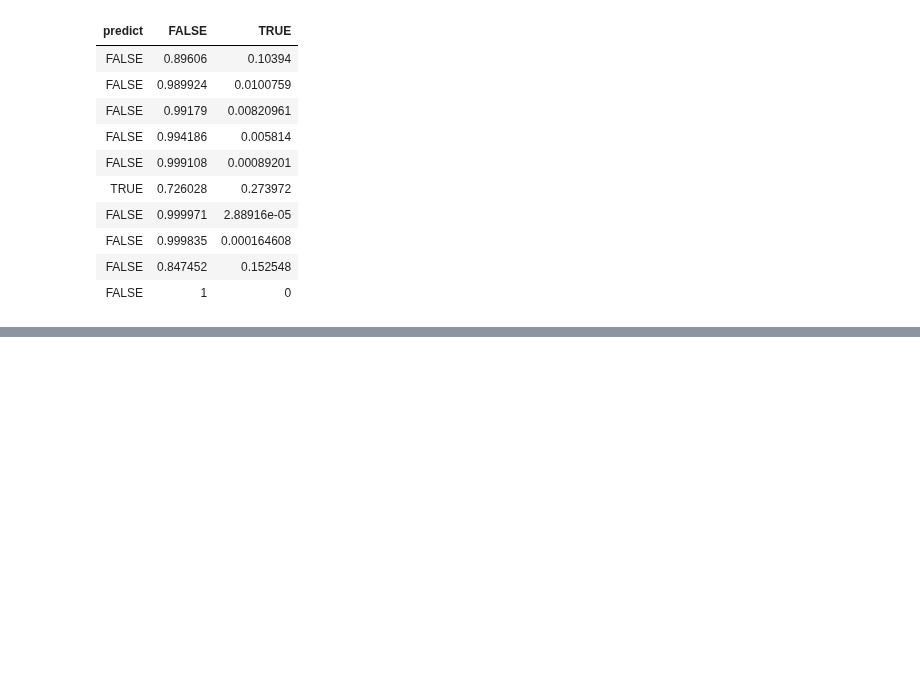
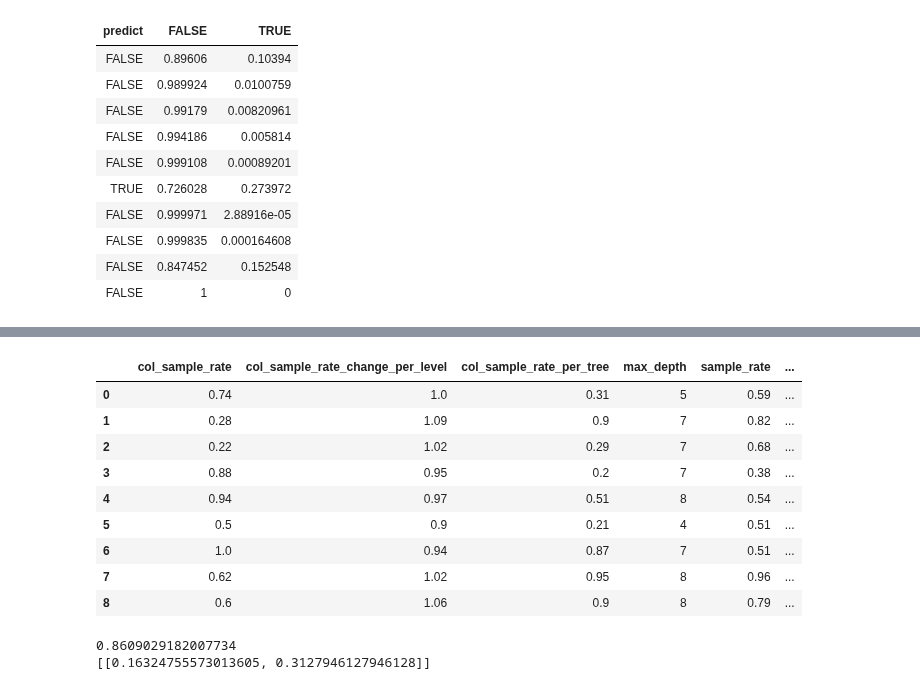
Before and after one commit to juan-ivan-NV/My-learnings, a Jupyter notebook: H2O_ai_tutorials/H2O_3_Classification.ipynb, the cells around one changed output, grey strips where cells are left out. Cells and saved outputs as stored; diff of their text form; code cells hidden in the pictures; blank space fills up the shorter version.

```diff
--- a/H2O_ai_tutorials/H2O_3_Classification.ipynb
+++ b/H2O_ai_tutorials/H2O_3_Classification.ipynb
@@ -494,0 +789,23 @@ default_rf_per = rf.model_performance(valid)
+# %%
+# random grid search with a few parameters to see if we can get a better score.
+gbm = H2OGradientBoostingEstimator(ntrees = 500,
+                                   learn_rate = 0.05,
+                                   seed = 42,
+                                   model_id = 'grid_gbm')
+
+hyper_params_tune = {'max_depth' : [4, 5, 6, 7, 8],
+                     'sample_rate': [x/100. for x in range(20,101)],
+                     'col_sample_rate' : [x/100. for x in range(20,101)],
+                     'col_sample_rate_per_tree': [x/100. for x in range(20,101)],
+                     'col_sample_rate_change_per_level': [x/100. for x in range(90,111)]}
+
+search_criteria_tune = {'strategy': "RandomDiscrete",
+                        'max_runtime_secs': 900,
+                        'max_models': 100,  ## build no more than 100 models
+                        'seed' : 42}
+
+random_grid = H2OGridSearch(model = gbm, hyper_params = hyper_params_tune,
+                            grid_id = 'random_grid',
+                            search_criteria = search_criteria_tune)
+
+%time random_grid.train(x = x, y = y, training_frame = train, validation_frame = valid)
@@ -494,0 +816,14 @@ default_rf_per = rf.model_performance(valid)
+# %%
+sorted_random_search = random_grid.get_grid(sort_by = 'auc',decreasing = True)
+sorted_random_search.sorted_metric_table()
+# %% [output]
+|  |  | col_sample_rate | col_sample_rate_change_per_level | col_sample_rate_per_tree | max_depth | sample_rate | ... |
+| 0 |  | 0.74 | 1.0 | 0.31 | 5 | 0.59 | ... |
+| 1 |  | 0.28 | 1.09 | 0.9 | 7 | 0.82 | ... |
+| 2 |  | 0.22 | 1.02 | 0.29 | 7 | 0.68 | ... |
+| 3 |  | 0.88 | 0.95 | 0.2 | 7 | 0.38 | ... |
+| 4 |  | 0.94 | 0.97 | 0.51 | 8 | 0.54 | ... |
+| 5 |  | 0.5 | 0.9 | 0.21 | 4 | 0.51 | ... |
+| 6 |  | 1.0 | 0.94 | 0.87 | 7 | 0.51 | ... |
+| 7 |  | 0.62 | 1.02 | 0.95 | 8 | 0.96 | ... |
+| 8 |  | 0.6 | 1.06 | 0.9 | 8 | 0.79 | ... |
@@ -494,0 +832,7 @@ default_rf_per = rf.model_performance(valid)
+# %%
+tuned_gbm_per = tuned_gbm.model_performance(valid)
+print(tuned_gbm_per.auc())
+print(tuned_gbm_per.F1())
+# %% [output]
+0.8609029182007734
+[[0.16324755573013605, 0.3127946127946128]]
```
Also changed, not shown: parts of 58 cells of this notebook.
